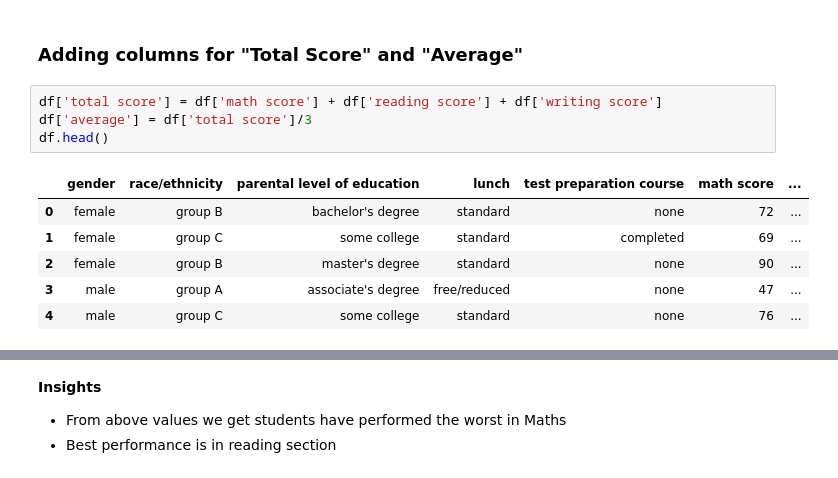
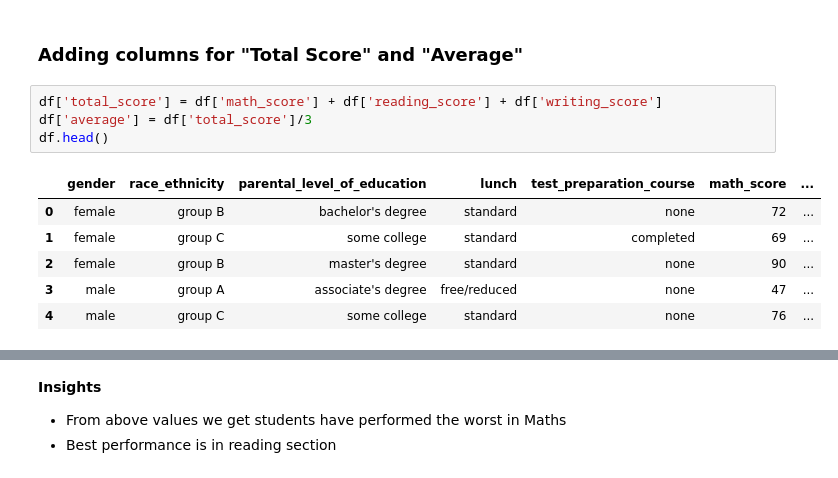
Before and after one commit to Sawan127/End-to-end, a Jupyter notebook: notebook/EDA.ipynb, the cells around one changed output, grey strips where cells are left out. Saved outputs shown, nothing was run; the diff lists cells and outputs as text.

```diff
--- a/notebook/EDA.ipynb
+++ b/notebook/EDA.ipynb
@@ -194,11 +194,11 @@ We have 5 categorical feature : ['gender', 'race/ethnicity', 'parental level of
 # %% [markdown]
 ### Adding columns for "Total Score" and "Average"
 # %%
-df['total score'] = df['math score'] + df['reading score'] + df['writing score']
-df['average'] = df['total score']/3
+df['total_score'] = df['math_score'] + df['reading_score'] + df['writing_score']
+df['average'] = df['total_score']/3
 df.head()
 # %% [output]
-|  | gender | race/ethnicity | parental level of education | lunch | test preparation course | math score | ... |
+|  | gender | race_ethnicity | parental_level_of_education | lunch | test_preparation_course | math_score | ... |
 | 0 | female | group B | bachelor's degree | standard | none | 72 | ... |
 | 1 | female | group C | some college | standard | completed | 69 | ... |
 | 2 | female | group B | master's degree | standard | none | 90 | ... |
```
Also changed, not shown: parts of 17 cells of this notebook, 19 other files.
